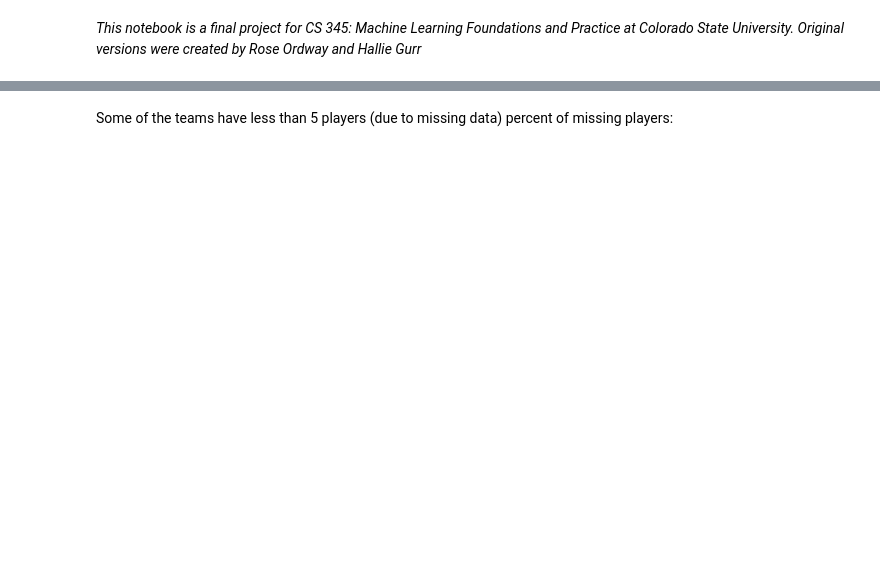
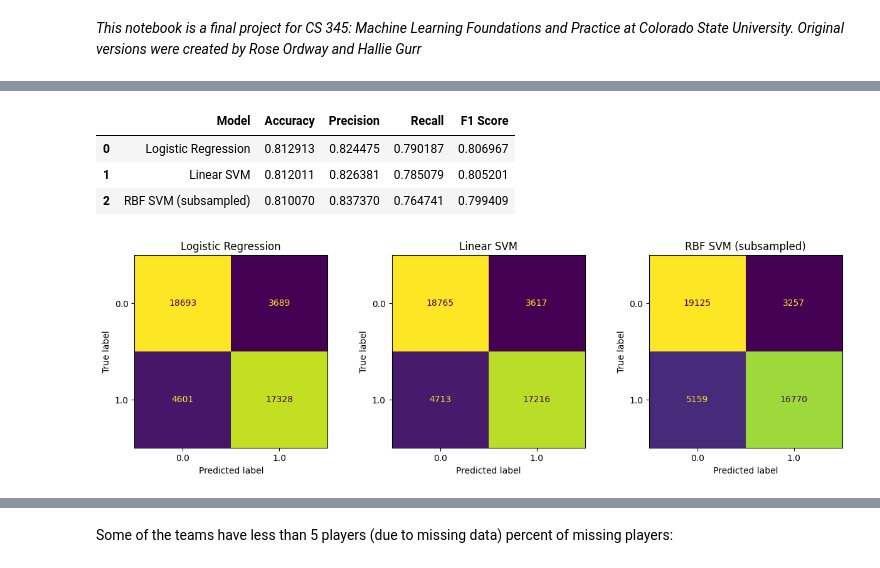
Before and after one commit to RosyTCosy/CS345-Final-Project, a Jupyter notebook: final_project.ipynb, the cells around one changed output, grey strips where cells are left out. Cells and saved outputs as stored; diff of their text form; code cells hidden in the pictures; blank space fills up the shorter version.

```diff
--- a/final_project.ipynb
+++ b/final_project.ipynb
@@ -197,0 +414,79 @@ display(df.head(10))
+# %%
+# Import required libraries
+from sklearn.linear_model import LogisticRegression
+from sklearn.svm import LinearSVC, SVC
+from sklearn.metrics import accuracy_score, precision_score, recall_score, f1_score, confusion_matrix, ConfusionMatrixDisplay
+from sklearn.utils import resample
+import pandas as pd
+import matplotlib.pyplot as plt
+
+# Train Logistic Regression (linear baseline)
+log_reg = LogisticRegression(max_iter=1000)
+log_reg.fit(X_train_scaled, y_train)
+y_pred_lr = log_reg.predict(X_test_scaled)
+
+lr_results = {
+    "Model": "Logistic Regression",
+    "Accuracy": accuracy_score(y_test, y_pred_lr),
+    "Precision": precision_score(y_test, y_pred_lr),
+    "Recall": recall_score(y_test, y_pred_lr),
+    "F1 Score": f1_score(y_test, y_pred_lr)
+}
+
+# Train Linear SVM (fast)
+linear_svm = LinearSVC(max_iter=5000)
+linear_svm.fit(X_train_scaled, y_train)
+y_pred_linear = linear_svm.predict(X_test_scaled)
+
+linear_results = {
+    "Model": "Linear SVM",
+    "Accuracy": accuracy_score(y_test, y_pred_linear),
+    "Precision": precision_score(y_test, y_pred_linear),
+    "Recall": recall_score(y_test, y_pred_linear),
+    "F1 Score": f1_score(y_test, y_pred_linear)
+}
+
+# Train RBF SVM (subsample to run in Colab)
+# Subsample training data to speed up RBF
+X_sub, y_sub = resample(
+    X_train_scaled, y_train,
+    n_samples=3000,       # adjust for memory/runtime
+    random_state=42,
+    stratify=y_train
+)
+
+rbf_svm = SVC(kernel="rbf", C=1.0, gamma="scale")
+rbf_svm.fit(X_sub, y_sub)
+y_pred_rbf = rbf_svm.predict(X_test_scaled)
+
+rbf_results = {
+    "Model": "RBF SVM (subsampled)",
+    "Accuracy": accuracy_score(y_test, y_pred_rbf),
+    "Precision": precision_score(y_test, y_pred_rbf),
+    "Recall": recall_score(y_test, y_pred_rbf),
+    "F1 Score": f1_score(y_test, y_pred_rbf)
+}
+
+# Combine results into a table
+results_df = pd.DataFrame([lr_results, linear_results, rbf_results])
+display(results_df)
+
+# Confusion Matrices
+fig, ax = plt.subplots(1, 3, figsize=(15, 4))
+
+ConfusionMatrixDisplay.from_predictions(y_test, y_pred_lr, ax=ax[0], colorbar=False)
+ax[0].set_title("Logistic Regression")
+
+ConfusionMatrixDisplay.from_predictions(y_test, y_pred_linear, ax=ax[1], colorbar=False)
+ax[1].set_title("Linear SVM")
+
+ConfusionMatrixDisplay.from_predictions(y_test, y_pred_rbf, ax=ax[2], colorbar=False)
+ax[2].set_title("RBF SVM (subsampled)")
+
+plt.show()
+# %% [output]
+|  | Model | Accuracy | Precision | Recall | F1 Score |
+| 0 | Logistic Regression | 0.812913 | 0.824475 | 0.790187 | 0.806967 |
+| 1 | Linear SVM | 0.812011 | 0.826381 | 0.785079 | 0.805201 |
+| 2 | RBF SVM (subsampled) | 0.810070 | 0.837370 | 0.764741 | 0.799409 |
+[figure, added]
```
Also changed, not shown: parts of 95 cells of this notebook.
